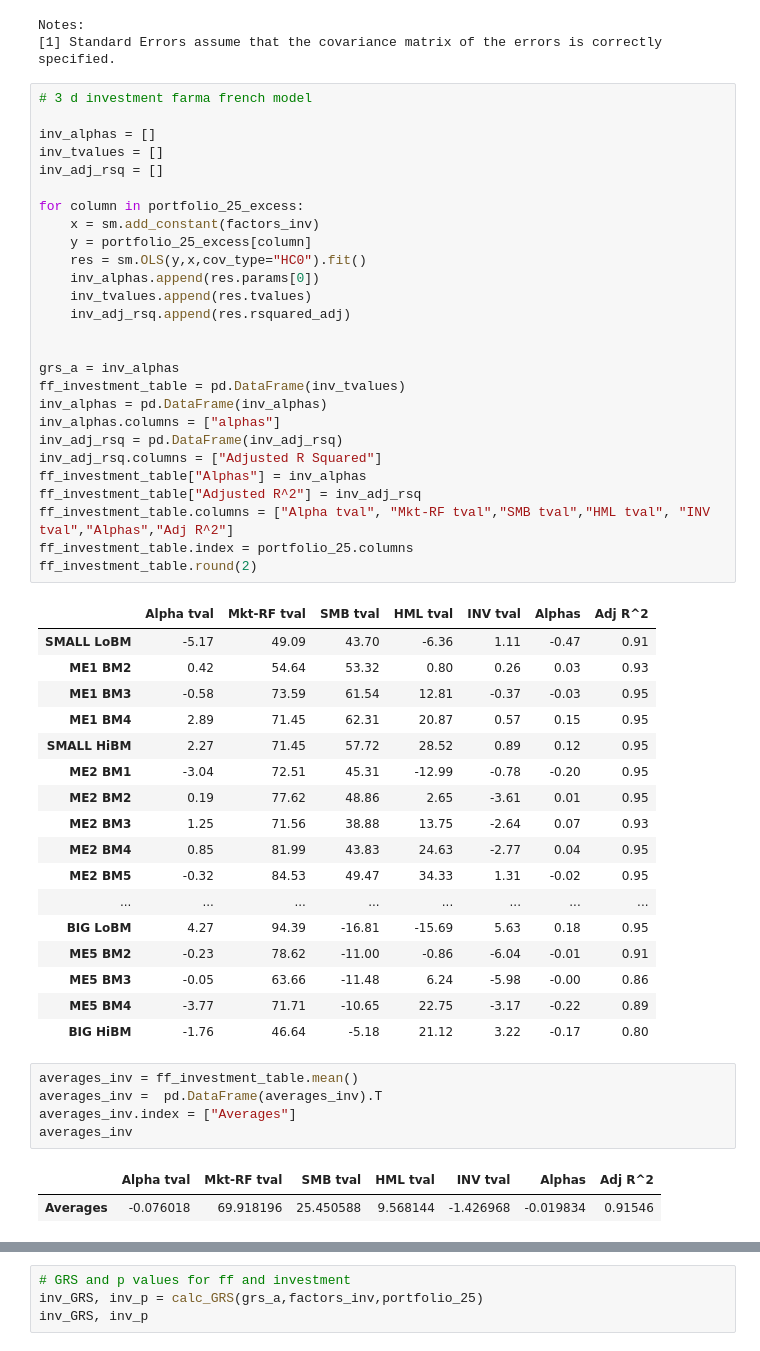
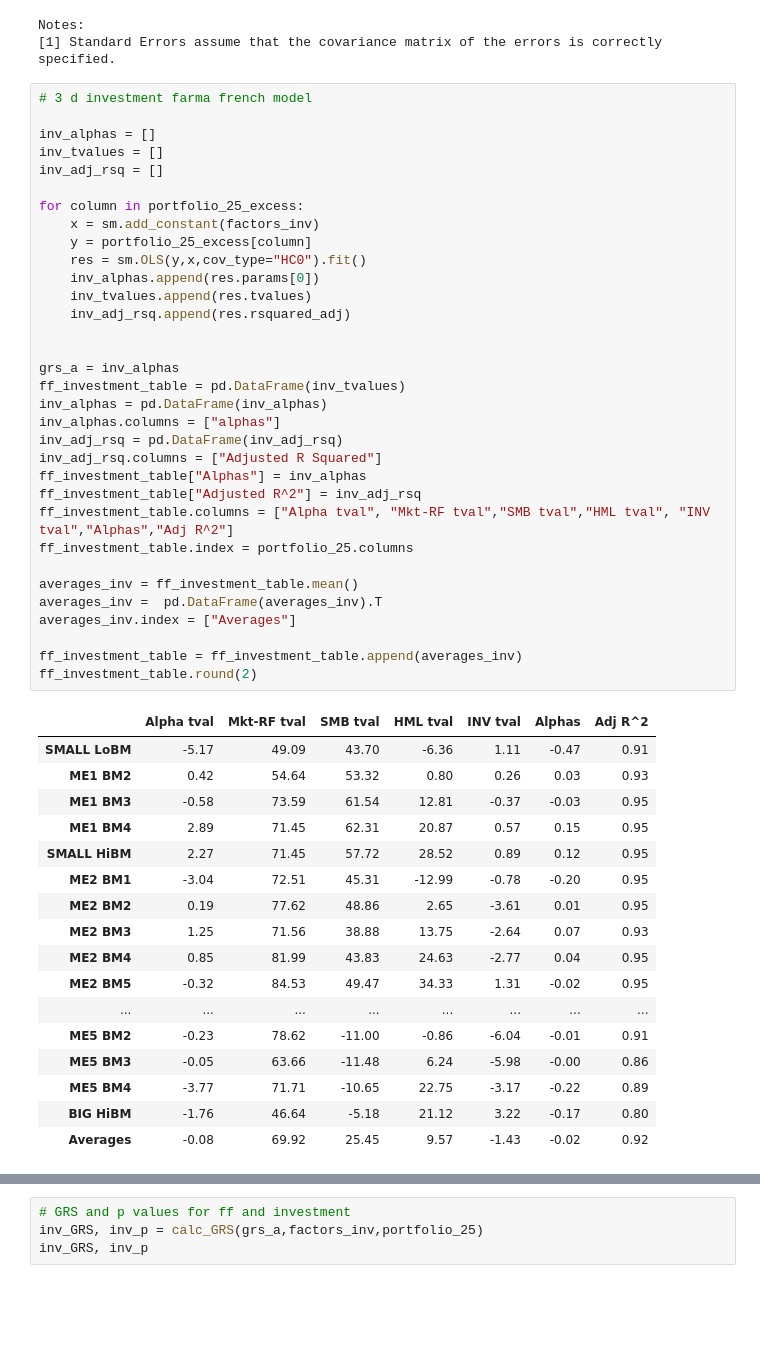
Before and after one commit to GeorgeHockey/asset-pricing, a Jupyter notebook: asset_pricing3.ipynb, the cells around one changed output, grey strips where cells are left out. Saved outputs shown, nothing was run; the diff lists cells and outputs as text; blank space fills up the shorter version.

Commit message:
Added averages and appended to the ff results tables

```diff
--- a/asset_pricing3.ipynb
+++ b/asset_pricing3.ipynb
@@ -175,43 +175,41 @@ for column in portfolio_25_excess:
     res = sm.OLS(y,x,cov_type="HC0").fit()
     inv_alphas.append(res.params[0])
     inv_tvalues.append(res.tvalues)
     inv_adj_rsq.append(res.rsquared_adj)
 
 
 grs_a = inv_alphas
 ff_investment_table = pd.DataFrame(inv_tvalues)
 inv_alphas = pd.DataFrame(inv_alphas)
 inv_alphas.columns = ["alphas"]
 inv_adj_rsq = pd.DataFrame(inv_adj_rsq)
 inv_adj_rsq.columns = ["Adjusted R Squared"]
 ff_investment_table["Alphas"] = inv_alphas
 ff_investment_table["Adjusted R^2"] = inv_adj_rsq
 ff_investment_table.columns = ["Alpha tval", "Mkt-RF tval","SMB tval","HML tval", "INV tval","Alphas","Adj R^2"]
 ff_investment_table.index = portfolio_25.columns
+
+averages_inv = ff_investment_table.mean()
+averages_inv =  pd.DataFrame(averages_inv).T
+averages_inv.index = ["Averages"]
+
+ff_investment_table = ff_investment_table.append(averages_inv)
 ff_investment_table.round(2)
 # %% [output]
 |  | Alpha tval | Mkt-RF tval | SMB tval | HML tval | INV tval | Alphas | Adj R^2 |
 | SMALL LoBM | -5.17 | 49.09 | 43.70 | -6.36 | 1.11 | -0.47 | 0.91 |
 | ME1 BM2 | 0.42 | 54.64 | 53.32 | 0.80 | 0.26 | 0.03 | 0.93 |
 | ME1 BM3 | -0.58 | 73.59 | 61.54 | 12.81 | -0.37 | -0.03 | 0.95 |
 | ME1 BM4 | 2.89 | 71.45 | 62.31 | 20.87 | 0.57 | 0.15 | 0.95 |
 | SMALL HiBM | 2.27 | 71.45 | 57.72 | 28.52 | 0.89 | 0.12 | 0.95 |
 | ME2 BM1 | -3.04 | 72.51 | 45.31 | -12.99 | -0.78 | -0.20 | 0.95 |
 | ME2 BM2 | 0.19 | 77.62 | 48.86 | 2.65 | -3.61 | 0.01 | 0.95 |
 | ME2 BM3 | 1.25 | 71.56 | 38.88 | 13.75 | -2.64 | 0.07 | 0.93 |
 | ME2 BM4 | 0.85 | 81.99 | 43.83 | 24.63 | -2.77 | 0.04 | 0.95 |
 | ME2 BM5 | -0.32 | 84.53 | 49.47 | 34.33 | 1.31 | -0.02 | 0.95 |
 | ... | ... | ... | ... | ... | ... | ... | ... |
-| BIG LoBM | 4.27 | 94.39 | -16.81 | -15.69 | 5.63 | 0.18 | 0.95 |
 | ME5 BM2 | -0.23 | 78.62 | -11.00 | -0.86 | -6.04 | -0.01 | 0.91 |
 | ME5 BM3 | -0.05 | 63.66 | -11.48 | 6.24 | -5.98 | -0.00 | 0.86 |
 | ME5 BM4 | -3.77 | 71.71 | -10.65 | 22.75 | -3.17 | -0.22 | 0.89 |
 | BIG HiBM | -1.76 | 46.64 | -5.18 | 21.12 | 3.22 | -0.17 | 0.80 |
+| Averages | -0.08 | 69.92 | 25.45 | 9.57 | -1.43 | -0.02 | 0.92 |
-# %%
-averages_inv = ff_investment_table.mean()
-averages_inv =  pd.DataFrame(averages_inv).T
-averages_inv.index = ["Averages"]
-averages_inv
-# %% [output]
-|  | Alpha tval | Mkt-RF tval | SMB tval | HML tval | INV tval | Alphas | Adj R^2 |
-| Averages | -0.076018 | 69.918196 | 25.450588 | 9.568144 | -1.426968 | -0.019834 | 0.91546 |
```
Also changed, not shown: parts of 2 cells of this notebook.
